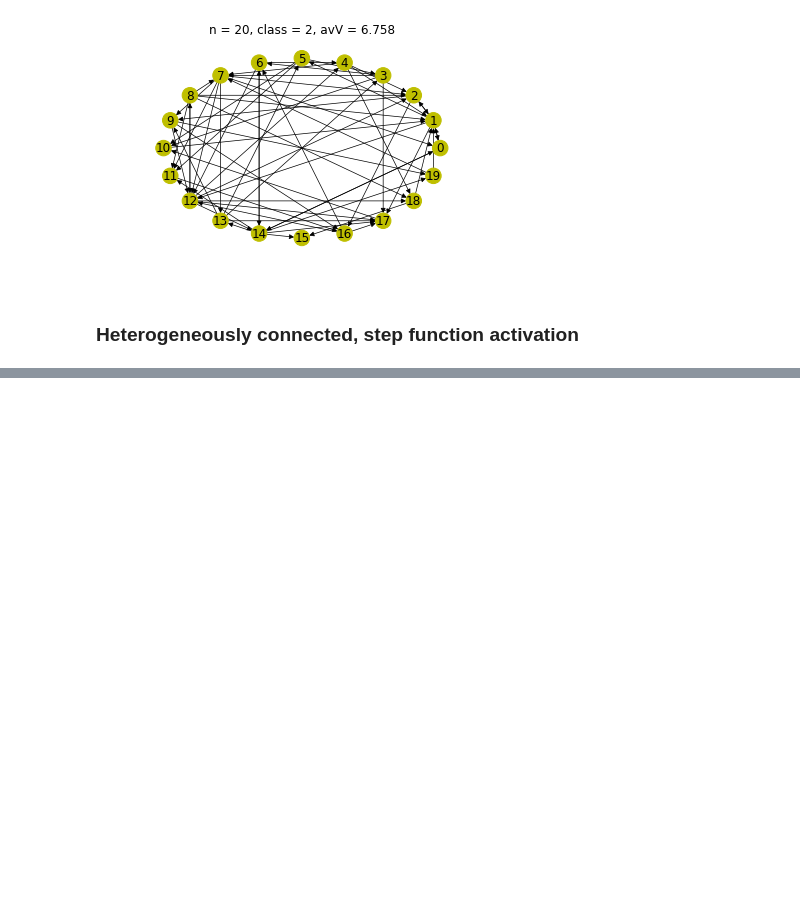
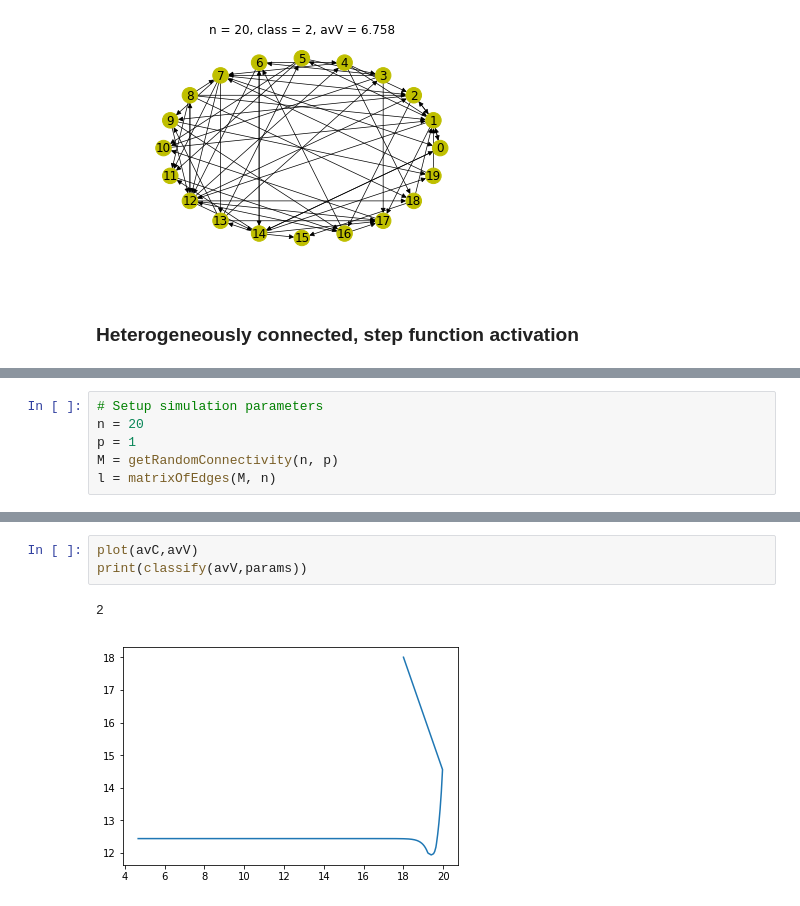
Before and after one commit to mbibireata/Networks, a Jupyter notebook: Rhythmogenesis.ipynb, the cells around one changed output, grey strips where cells are left out. Cells and saved outputs as stored; diff of their text form; blank space fills up the shorter version.

```diff
--- a/Rhythmogenesis.ipynb
+++ b/Rhythmogenesis.ipynb
@@ -1616,0 +1768,6 @@ plt.savefig("phase/sample3/connectivity_class_{}_n_{}".format(classification, ne
+# %%
+# Setup simulation parameters
+n = 20
+p = 1
+M = getRandomConnectivity(n, p)
+l = matrixOfEdges(M, n)
@@ -1616,0 +1820,6 @@ plt.savefig("phase/sample3/connectivity_class_{}_n_{}".format(classification, ne
+# %%
+plot(avC,avV)
+print(classify(avV,params))
+# %% [output]
+2
+[figure, added]
```
Also changed, not shown: parts of 13 cells of this notebook.
